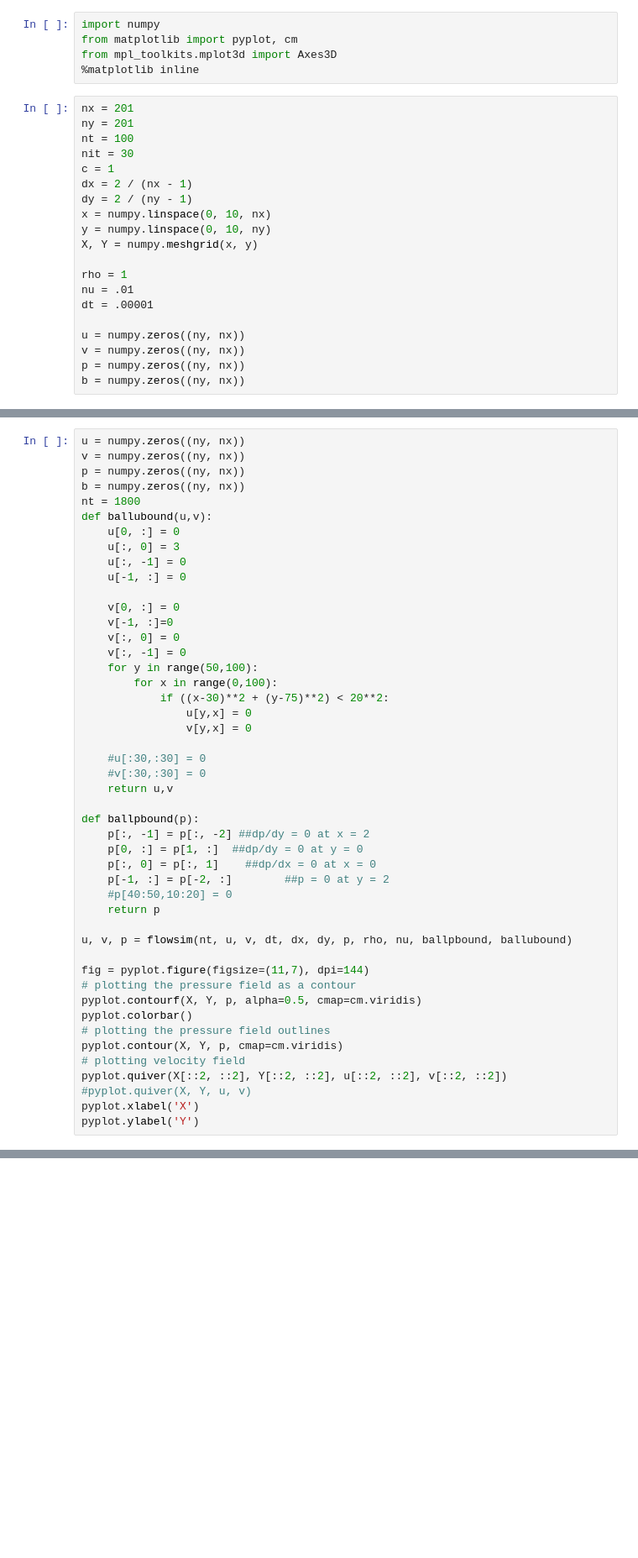
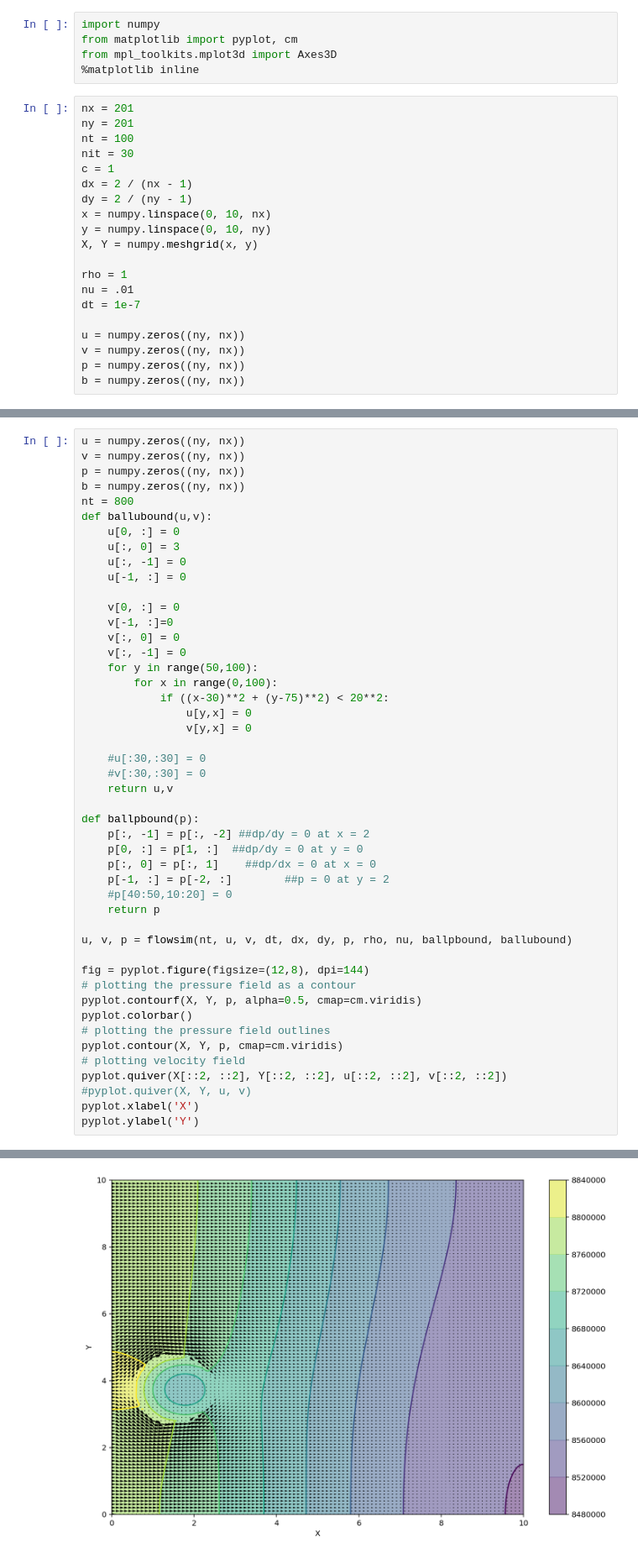
Before and after one commit to andrew-pa/fluidynm, a Jupyter notebook: Notebooks/Vortices.ipynb, the cells around one changed output, grey strips where cells are left out. Shown at 84% size. Cells and saved outputs as stored; diff of their text form; blank space fills up the shorter version.

```diff
--- a/Notebooks/Vortices.ipynb
+++ b/Notebooks/Vortices.ipynb
@@ -17,7 +17,7 @@ X, Y = numpy.meshgrid(x, y)
 
 rho = 1
 nu = .01
-dt = .00001
+dt = 1e-7
 
 u = numpy.zeros((ny, nx))
 v = numpy.zeros((ny, nx))
@@ -133,7 +133,7 @@ u = numpy.zeros((ny, nx))
 v = numpy.zeros((ny, nx))
 p = numpy.zeros((ny, nx))
 b = numpy.zeros((ny, nx))
-nt = 1800
+nt = 800
 def ballubound(u,v):
     u[0, :] = 0
     u[:, 0] = 3
@@ -164,7 +164,7 @@ def ballpbound(p):
 
 u, v, p = flowsim(nt, u, v, dt, dx, dy, p, rho, nu, ballpbound, ballubound)
 
-fig = pyplot.figure(figsize=(11,7), dpi=144)
+fig = pyplot.figure(figsize=(12,8), dpi=144)
 # plotting the pressure field as a contour
 pyplot.contourf(X, Y, p, alpha=0.5, cmap=cm.viridis)
 pyplot.colorbar()
@@ -175,3 +175,4 @@ pyplot.quiver(X[::2, ::2], Y[::2, ::2], u[::2, ::2], v[::2, ::2])
 #pyplot.quiver(X, Y, u, v)
 pyplot.xlabel('X')
 pyplot.ylabel('Y')
+# %% [output]
@@ -177,0 +180 @@ pyplot.ylabel('Y')
+[figure, added]
```
Also changed, not shown: parts of 2 cells of this notebook.
